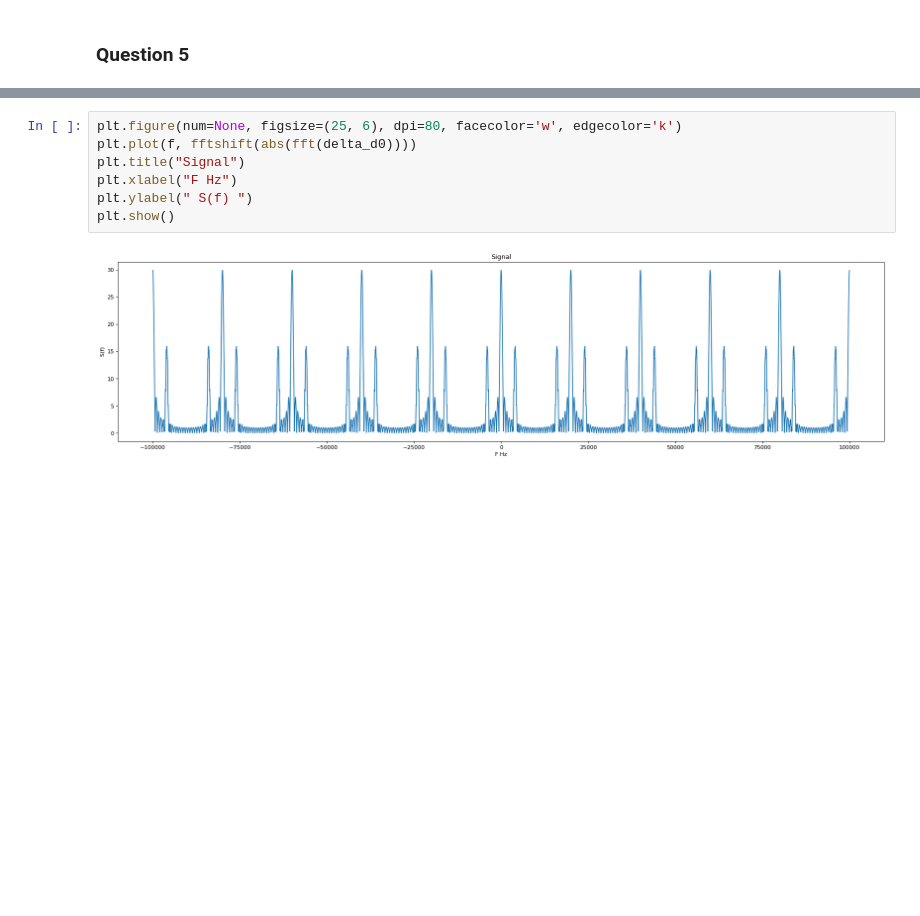
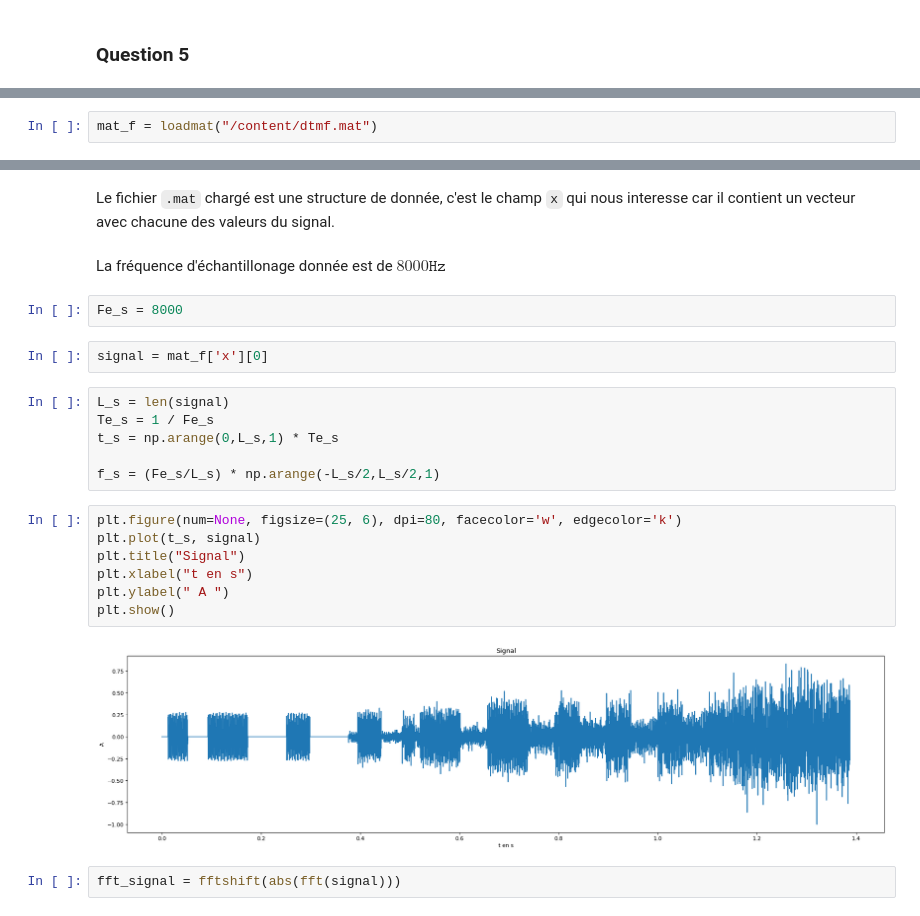
Before and after one commit to PierreFontaine/TNS, a Jupyter notebook: Copie_de_tds_1.ipynb, the cells around one changed output, grey strips where cells are left out. Saved outputs shown, nothing was run; the diff lists cells and outputs as text; blank space fills up the shorter version.

```diff
--- a/Copie_de_tds_1.ipynb
+++ b/Copie_de_tds_1.ipynb
@@ -466,0 +549,2 @@ plt.show()
+# %%
+mat_f = loadmat("/content/dtmf.mat")
@@ -467,11 +560,27 @@ plt.show()
+# %% [markdown]
+Le fichier `.mat` chargé est une structure de donnée, c'est le champ `x` qui nous interesse car il contient un vecteur avec chacune des valeurs du signal.
+# %% [markdown]
+La fréquence d'échantillonage donnée est de $8000 \texttt{Hz}$
+# %%
+Fe_s = 8000
+# %%
+signal = mat_f['x'][0]
+# %%
+L_s = len(signal)
+Te_s = 1 / Fe_s
+t_s = np.arange(0,L_s,1) * Te_s
+
+f_s = (Fe_s/L_s) * np.arange(-L_s/2,L_s/2,1)
 # %%
 plt.figure(num=None, figsize=(25, 6), dpi=80, facecolor='w', edgecolor='k')
-plt.plot(f, fftshift(abs(fft(delta_d0))))
+plt.plot(t_s, signal)
 plt.title("Signal")
-plt.xlabel("F Hz")
-plt.ylabel(" S(f) ")
+plt.xlabel("t en s")
+plt.ylabel(" A ")
 plt.show()
 # %% [output]
-[figure, old version]
+[figure, new version]
+# %%
+fft_signal = fftshift(abs(fft(signal)))
 # %%
 plt.figure(num=None, figsize=(25, 6), dpi=80, facecolor='w', edgecolor='k')
```
Also changed, not shown: parts of 28 cells of this notebook.
